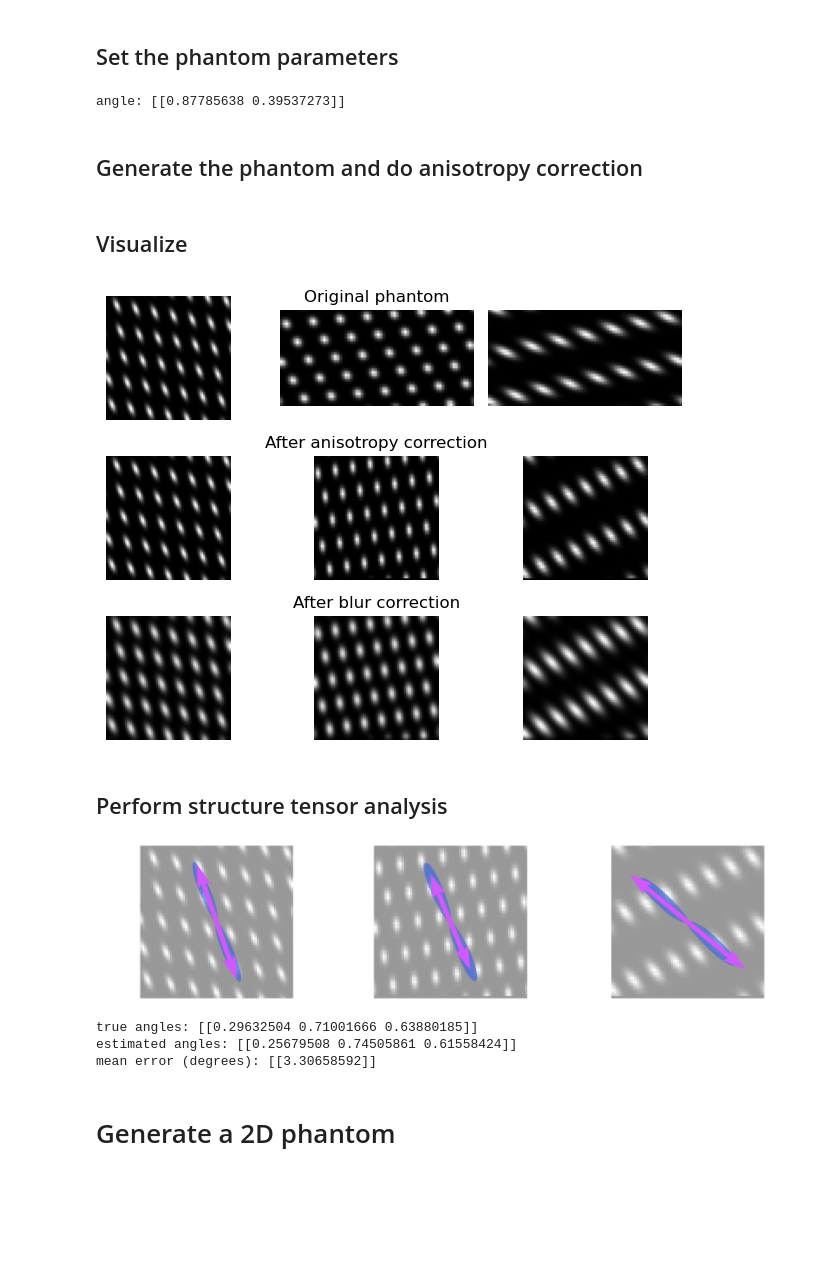
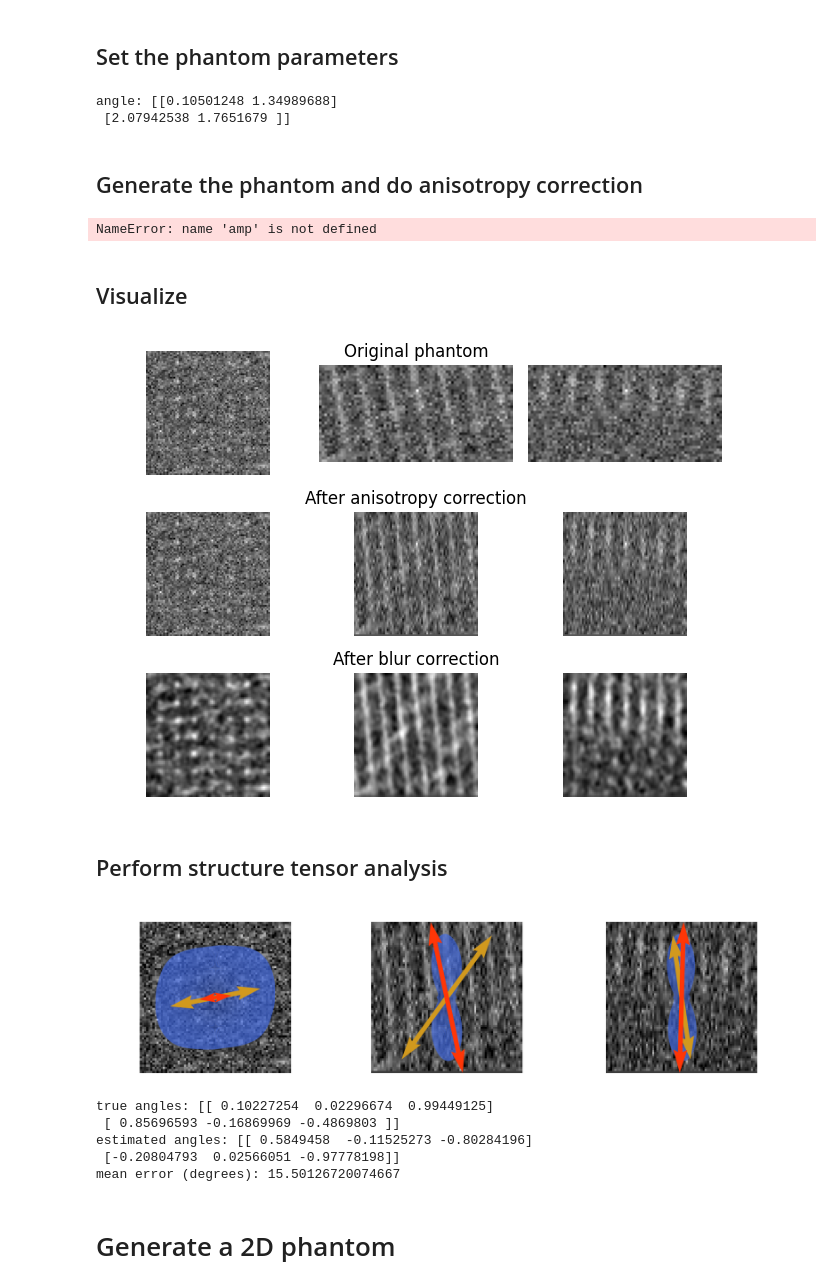
Before and after one commit to BrysonGray/structure_tensor_validation, a Jupyter notebook: notebooks/run_st_analysis_validation.ipynb, the cells around one changed output. Cells and saved outputs as stored; diff of their text form; code cells hidden in the pictures; blank space fills up the shorter version.

```diff
--- a/notebooks/run_st_analysis_validation.ipynb
+++ b/notebooks/run_st_analysis_validation.ipynb
@@ -31,10 +31,10 @@ angles = np.load('../3d_angles.npy')
 
 # choose a random pair of directions from angles
 idx = np.random.randint(0,len(angles), size=2)
-# true_angles_3d = np.stack((angles[idx[0]], angles[idx[1]]))
+true_angles_3d = np.stack((angles[idx[0]], angles[idx[1]]))
 
 # or a single random direction from angles
-true_angles_3d = np.array(angles[idx[0]])[None]
+# true_angles_3d = np.array(angles[idx[0]])[None]
 print(f'angle: {true_angles_3d}')
 
 # set the image dimensions
@@ -49,12 +49,19 @@ period = 10
 inverse = False # simulate fluorescence microscopy
 # inverse = True # simulate brightfield microscopy
 # %% [output]
-angle: [[0.87785638 0.39537273]]
+angle: [[0.10501248 1.34989688]
+ [2.07942538 1.7651679 ]]
 # %% [markdown]
 ## Generate the phantom and do anisotropy correction
+# %%
+amp = image_3d.max()
+# %%
+amp
+# %% [output]
+NameError: name 'amp' is not defined
 # %%
 # generate phantom with anisotropic pixel sizes
-image_3d = sta_validate.make_phantom(x, true_angles_3d, period, inverse=inverse, interp=False, blur_correction=False)
+image_3d = sta_validate.make_phantom(x, true_angles_3d, period, inverse=inverse, interp=False, blur_correction=False, noise=0.3*amp)
 # make another phantom with isotropic pixel sizes
 image_iso_3d = utils.anisotropy_correction(image_3d, dI=dI)
 # make another phantom with blur added to the high resolution dimensions to create equal blur along each dimension
@@ -80,50 +89,52 @@ ax[2,2].imshow(image_iso_blur_3d[..., image_iso_blur_3d.shape[2]//2], cmap='gray
 for a in ax.flatten():
     a.axis('off')
 # %% [output]
-[figure, old version]
+[figure, new version]
 # %% [markdown]
 ## Perform structure tensor analysis
 # %%
 I = image_iso_3d
 sigma_g = 0.5 # gradient standard deviation
-sigma_w = 0.5 # window standard deviation
+sigma_w = 1.0 # window standard deviation
 
 # compute structure tensors given the phantom image and standard deviations
 S = sta.structure_tensor(I, derivative_sigma=sigma_g, tensor_sigma=sigma_w)
 # compute angles from structure tensors
 angles = sta.angles(S, cartesian=True)
 angles = angles.reshape(-1,3)
 
 # convert true angles to cartesian coordinates for comparison with estimated angles
 true_angles_ = utils.sph_to_cart(true_angles_3d, order='xy')
 
 # Estimate 1 or 2 mean angles from estimated angles using k-means algorithm
 if len(true_angles_) == 1:
     means = periodic_kmeans.apsym_kmeans(angles, k=1)
     # difference between estimated mean and true angle (in degrees)
     diff = np.arccos(np.abs(means.dot(true_angles_.T))) * 180/np.pi
 
 elif len(true_angles_) == 2:
     means = periodic_kmeans.apsym_kmeans(angles, k=2)
 
     diff = periodic_kmeans.distance_3d(means, true_angles_) # shape (2,2) for two permutations of the difference between two means and two true_thetas
      # get the distance between the closest mean and true angle and the remaining mean and true angle
     diff = periodic_kmeans.multiple_exclusive_distances(diff)
     diff = np.mean(diff) * 180 / np.pi
 
 visualize.plot_angles_3d(I, vectors=angles, means=means)
 # Note the arrows are colored according to their direction.
 # The rgb color components are set to the absolute value of the xyz components:
 # x=red, y=green, z=blue.
 
 print(f'true angles: {true_angles_}')
 print(f'estimated angles: {means}')
 print(f'mean error (degrees): {diff}')
 # %% [output]
-[figure, old version]
+[figure, new version]
-true angles: [[0.29632504 0.71001666 0.63880185]]
-estimated angles: [[0.25679508 0.74505861 0.61558424]]
-mean error (degrees): [[3.30658592]]
+true angles: [[ 0.10227254  0.02296674  0.99449125]
+ [ 0.85696593 -0.16869969 -0.4869803 ]]
+estimated angles: [[ 0.5849458  -0.11525273 -0.80284196]
+ [-0.20804793  0.02566051 -0.97778198]]
+mean error (degrees): 15.50126720074667
 # %% [markdown]
 # Generate a 2D phantom
 # %% [markdown]
```
Also changed, not shown: parts of 3 cells of this notebook, 6 other files.
